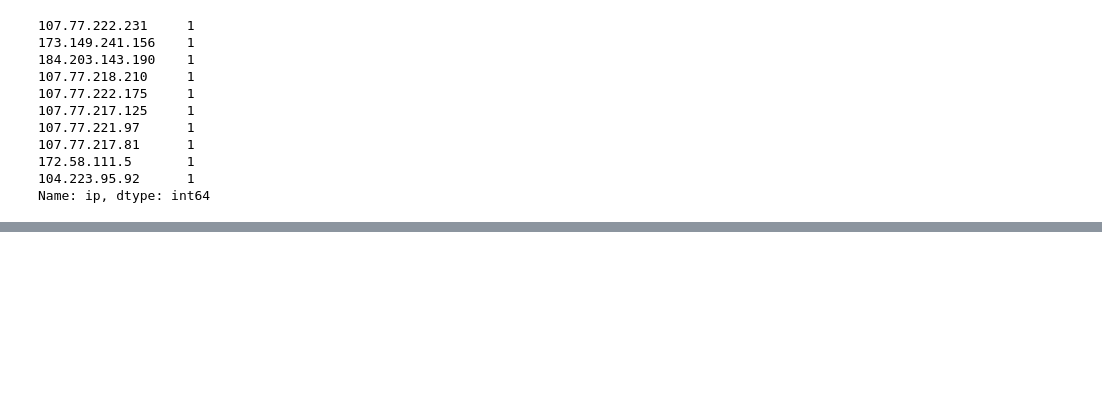
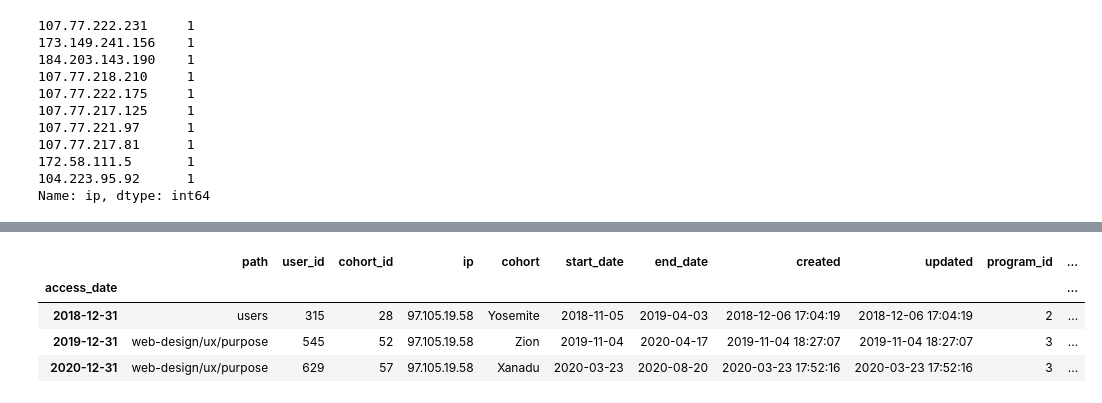
Before and after one commit to Access-Not-Found/project_anomaly, a Jupyter notebook: ali_explore.ipynb, the cells around one changed output, grey strips where cells are left out. Cells and saved outputs as stored; diff of their text form; code cells hidden in the pictures; blank space fills up the shorter version.

```diff
--- a/ali_explore.ipynb
+++ b/ali_explore.ipynb
@@ -395,0 +367,8 @@ df[df['ip']=='107.77.222.175']
+# %%
+df_date[df_date['ip'] == '97.105.19.58'].resample('y').max()
+# %% [output]
+|  | path | user_id | cohort_id | ip | cohort | start_date | end_date | created | updated | program_id | ... |
+| access_date |  |  |  |  |  |  |  |  |  |  | ... |
+| 2018-12-31 | users | 315 | 28 | 97.105.19.58 | Yosemite | 2018-11-05 | 2019-04-03 | 2018-12-06 17:04:19 | 2018-12-06 17:04:19 | 2 | ... |
+| 2019-12-31 | web-design/ux/purpose | 545 | 52 | 97.105.19.58 | Zion | 2019-11-04 | 2020-04-17 | 2019-11-04 18:27:07 | 2019-11-04 18:27:07 | 3 | ... |
+| 2020-12-31 | web-design/ux/purpose | 629 | 57 | 97.105.19.58 | Xanadu | 2020-03-23 | 2020-08-20 | 2020-03-23 17:52:16 | 2020-03-23 17:52:16 | 3 | ... |
```
Also changed, not shown: parts of 10 cells of this notebook.
